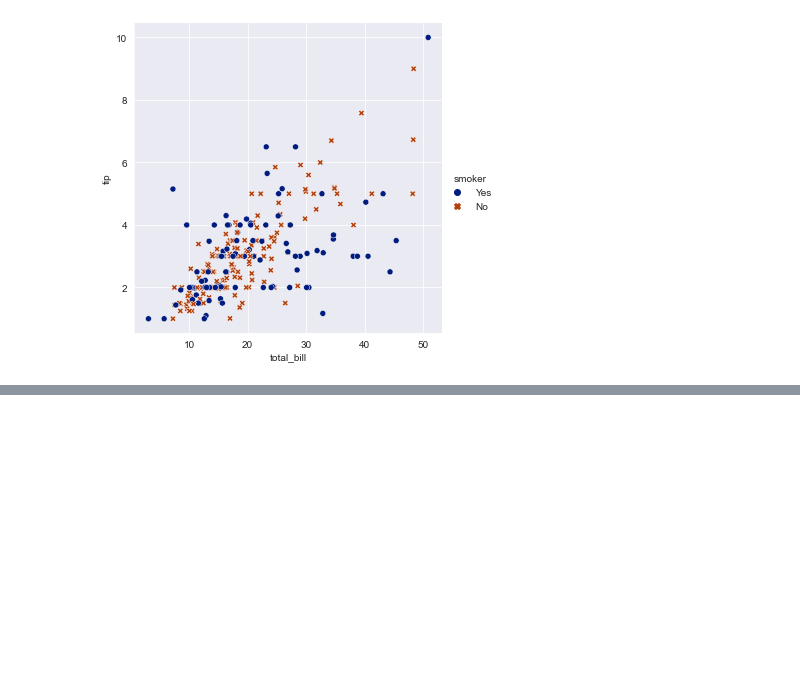
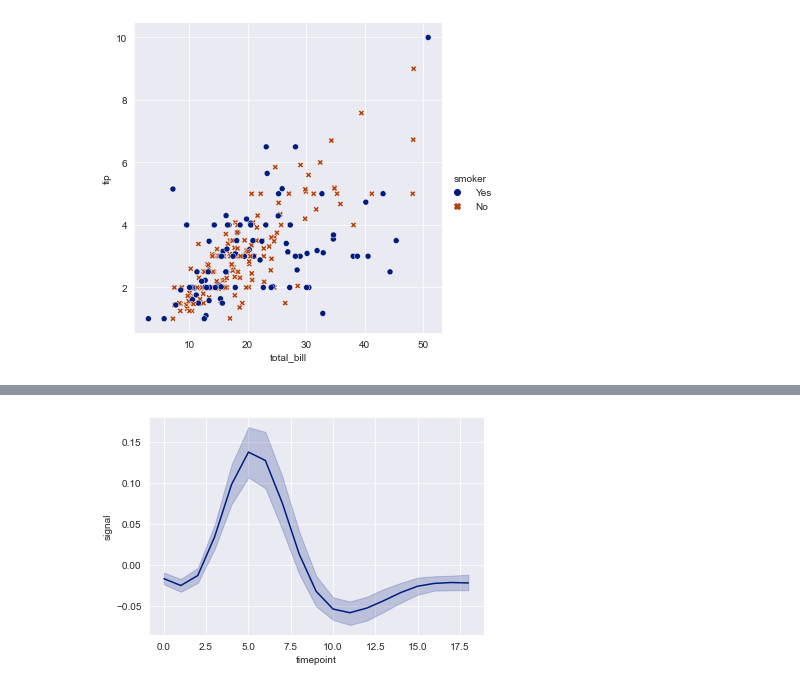
Before and after one commit to htuteja04/practice, a Jupyter notebook: Seaborn/Seaborn-practice.ipynb, the cells around one changed output, grey strips where cells are left out. Saved outputs shown, nothing was run; the diff lists cells and outputs as text; code cells hidden in the pictures; blank space fills up the shorter version.

```diff
--- a/Seaborn/Seaborn-practice.ipynb
+++ b/Seaborn/Seaborn-practice.ipynb
@@ -141,0 +142,2 @@ sns.relplot(data=t, x="total_bill", y="tip", hue="size", size="size");
+# %%
+f = sns.load_dataset("fmri")
@@ -141,0 +160,4 @@ sns.relplot(data=t, x="total_bill", y="tip", hue="size", size="size");
+# %%
+sns.lineplot(data=f, y="signal", x="timepoint");
+# %% [output]
+[figure, added]
```
Also changed, not shown: parts of 14 cells of this notebook, 1 other file.
